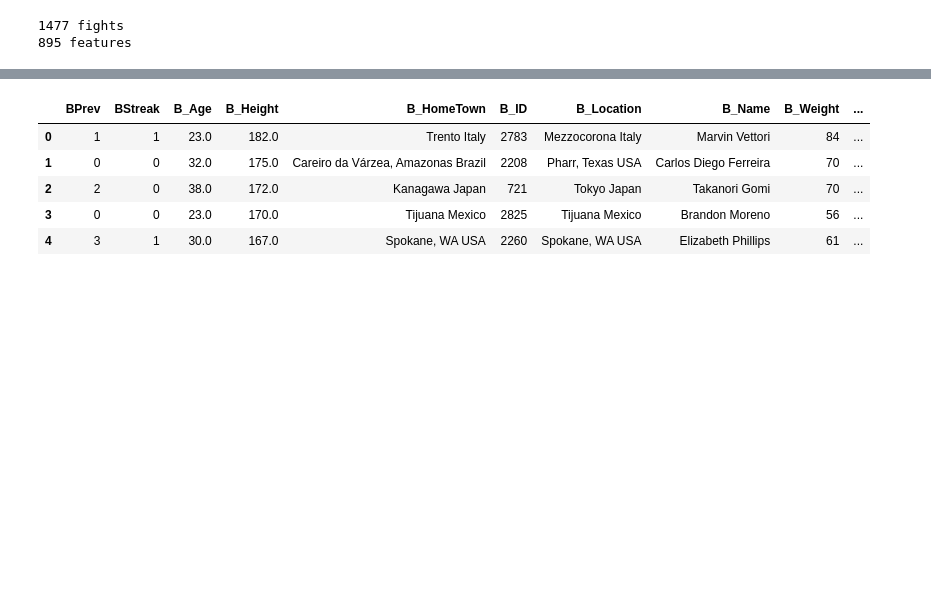
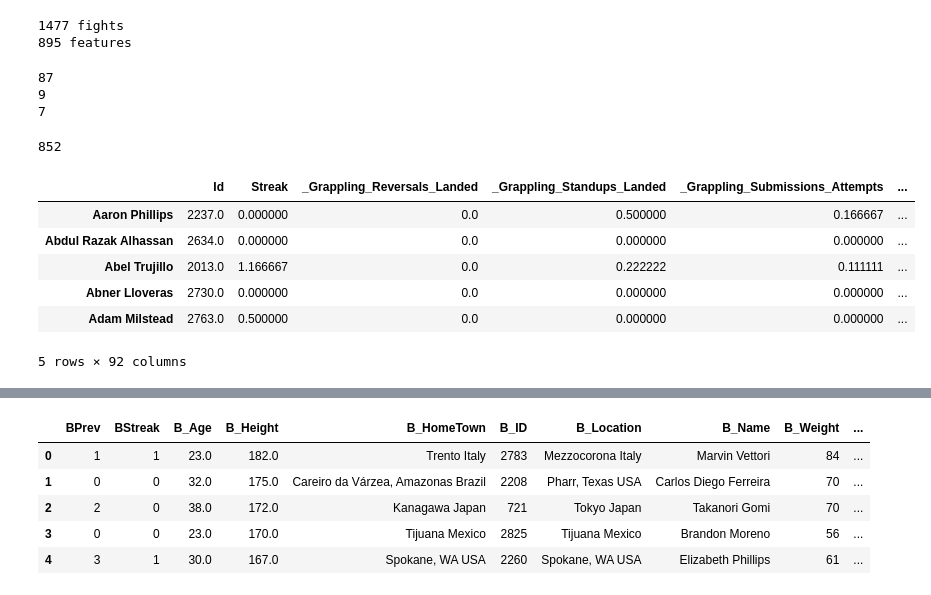
Before and after one commit to DevThep/MMA-Data-Analysis, a Jupyter notebook: MMA-Data-Analysis.ipynb, the cells around one changed output, grey strips where cells are left out. Saved outputs shown, nothing was run; the diff lists cells and outputs as text; code cells hidden in the pictures; blank space fills up the shorter version.

```diff
--- a/MMA-Data-Analysis.ipynb
+++ b/MMA-Data-Analysis.ipynb
@@ -12,3 +13,22 @@ print(len(df.columns), 'features')
 # %% [output]
 1477 fights
 895 features
+# %%
+fight_features = set()
+fighter_features = set()
+general_features = set()
+
+for c in df.columns:
+    if (c[1:8] == '__Round'):
+        fight_features.add(c[9:])
+    elif c[0] == 'B' or c[0] == 'R':
+        fighter_features.add(c[1:])
+    else:
+        general_features.add(c)
+print(len(fight_features)) # features of each round
+print(len(fighter_features)) # features of each fighter
+print(len(general_features)) # features of each fight
+# %% [output]
+87
+9
+7
@@ -14,0 +66,25 @@ print(len(df.columns), 'features')
+# %%
+print(len(fighters))
+for fighter in fighters:
+    fd = fighters[fighter]
+    count = fd['count_']
+    fd['Id'] = int(fd['Id'])
+    for f in fight_features:
+        fd[f] = fd[f]/count
+    fd['Streak'] = fd['Streak']/count
+    fd['wins'] = fd.get('wins', 0)
+    fd['win_prob'] = fd['wins']/count
+    fighters[fighter] = fd
+# %% [output]
+852
+# %%
+fighterdf = pd.DataFrame(fighters).T
+fighterdf.head()
+# %% [output]
+|  | Id | Streak | _Grappling_Reversals_Landed | _Grappling_Standups_Landed | _Grappling_Submissions_Attempts | ... |
+| Aaron Phillips | 2237.0 | 0.000000 | 0.0 | 0.500000 | 0.166667 | ... |
+| Abdul Razak Alhassan | 2634.0 | 0.000000 | 0.0 | 0.000000 | 0.000000 | ... |
+| Abel Trujillo | 2013.0 | 1.166667 | 0.0 | 0.222222 | 0.111111 | ... |
+| Abner Lloveras | 2730.0 | 0.000000 | 0.0 | 0.000000 | 0.000000 | ... |
+| Adam Milstead | 2763.0 | 0.500000 | 0.0 | 0.000000 | 0.000000 | ... |
+5 rows × 92 columns
```
Also changed, not shown: parts of 5 cells of this notebook.
